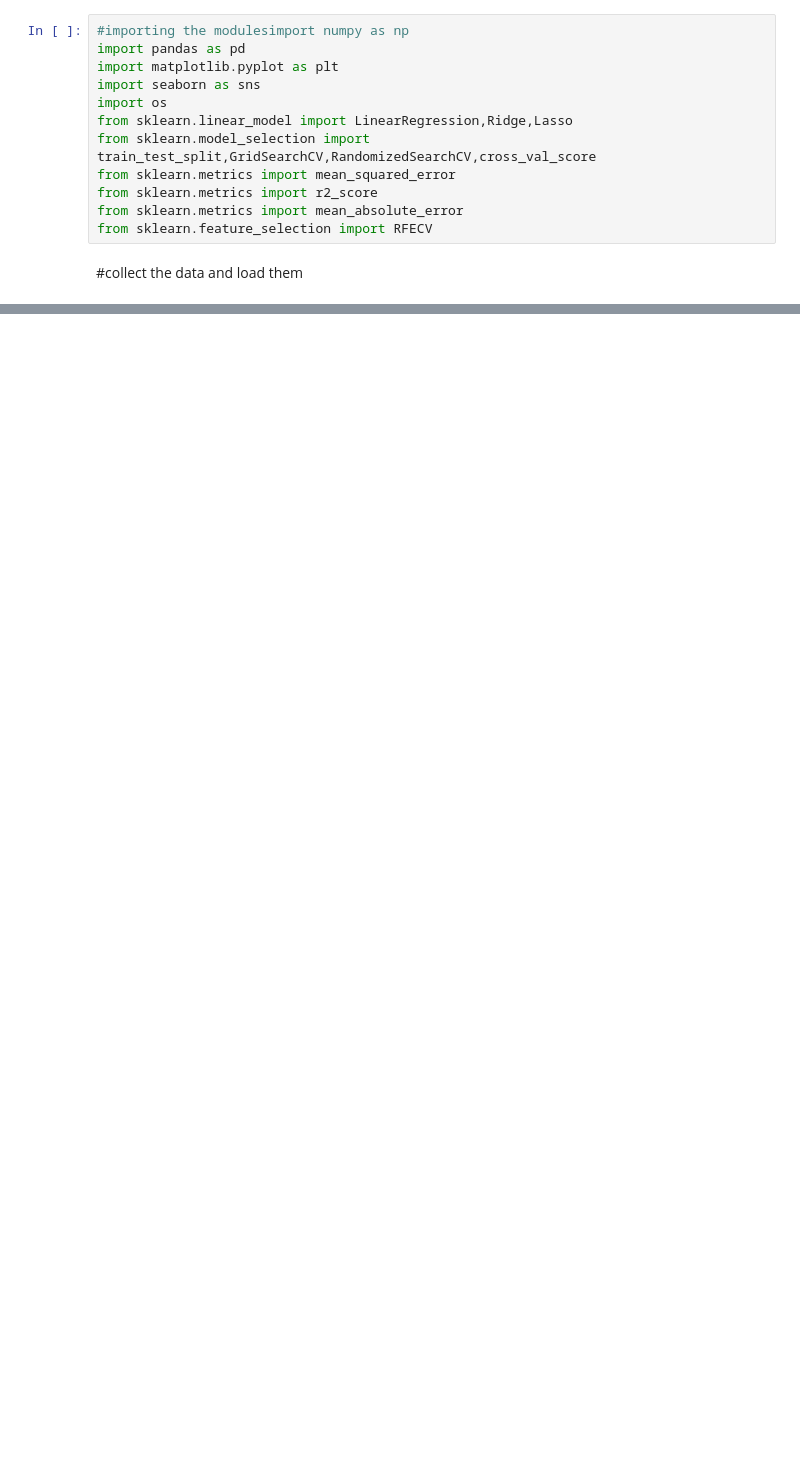
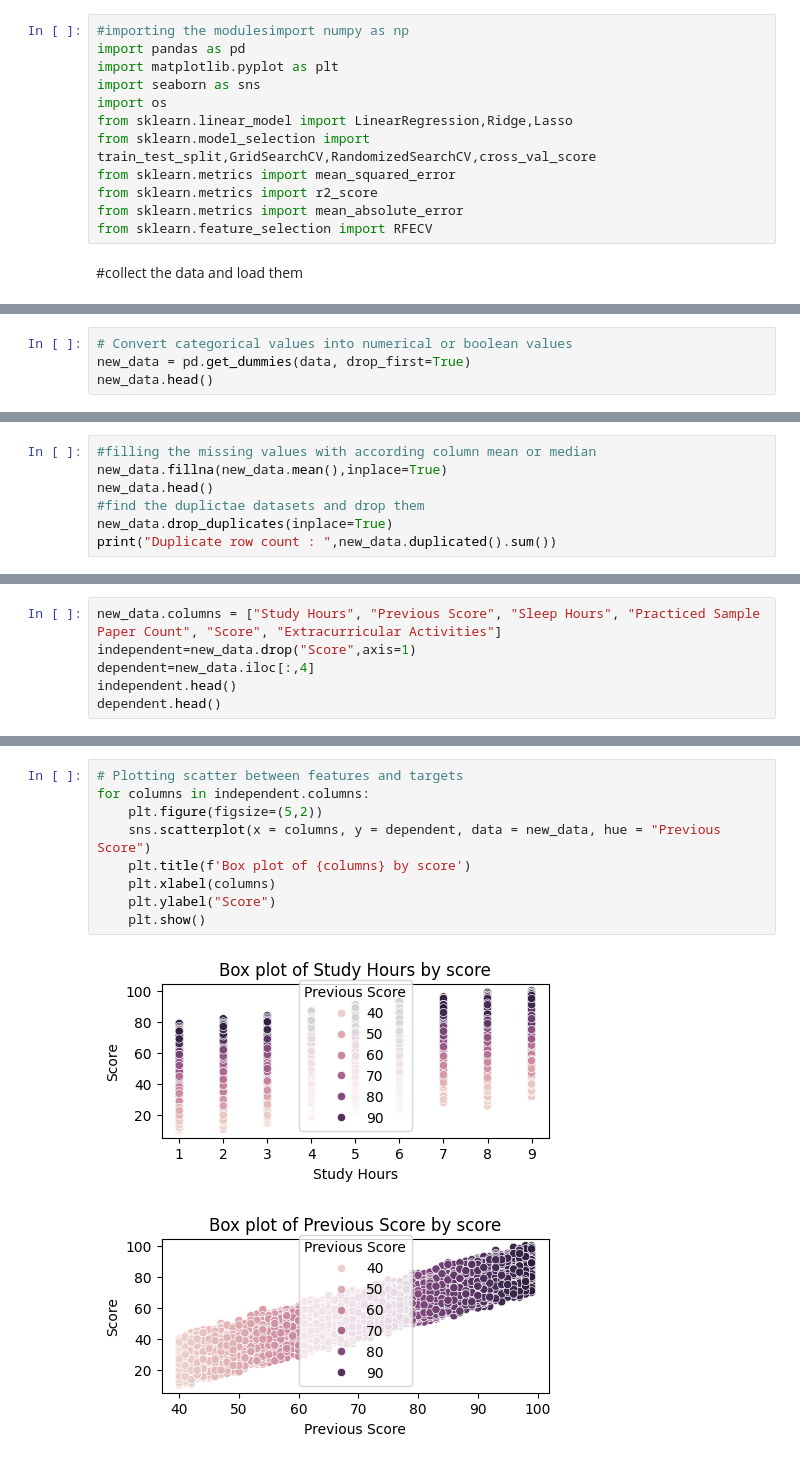
Before and after one commit to kumar-kiran-24/Student-Score-Prediction-Linear-Regression, a Jupyter notebook: src/student_score.ipynb, the cells around one changed output, grey strips where cells are left out. Drawn from its saved outputs; the diff is of its cells as text; blank space fills up the shorter version.

Commit message:
Preprocessing and Anlayst the Data

```diff
--- a/src/student_score.ipynb
+++ b/src/student_score.ipynb
@@ -25,0 +28,4 @@ data.head()
+# %%
+# Convert categorical values into numerical or boolean values
+new_data = pd.get_dummies(data, drop_first=True)
+new_data.head()
@@ -25,0 +50,7 @@ data.head()
+# %%
+#filling the missing values with according column mean or median
+new_data.fillna(new_data.mean(),inplace=True)
+new_data.head()
+#find the duplictae datasets and drop them
+new_data.drop_duplicates(inplace=True)
+print("Duplicate row count : ",new_data.duplicated().sum())
@@ -25,0 +61,6 @@ data.head()
+# %%
+new_data.columns = ["Study Hours", "Previous Score", "Sleep Hours", "Practiced Sample Paper Count", "Score", "Extracurricular Activities"]
+independent=new_data.drop("Score",axis=1)
+dependent=new_data.iloc[:,4]
+independent.head()
+dependent.head()
@@ -25,0 +88,12 @@ data.head()
+# %%
+# Plotting scatter between features and targets
+for columns in independent.columns:
+    plt.figure(figsize=(5,2))
+    sns.scatterplot(x = columns, y = dependent, data = new_data, hue = "Previous Score")
+    plt.title(f'Box plot of {columns} by score')
+    plt.xlabel(columns)
+    plt.ylabel("Score")
+    plt.show()
+# %% [output]
+[figure, added]
+[figure, added]
```
Also changed, not shown: parts of 10 cells of this notebook.
